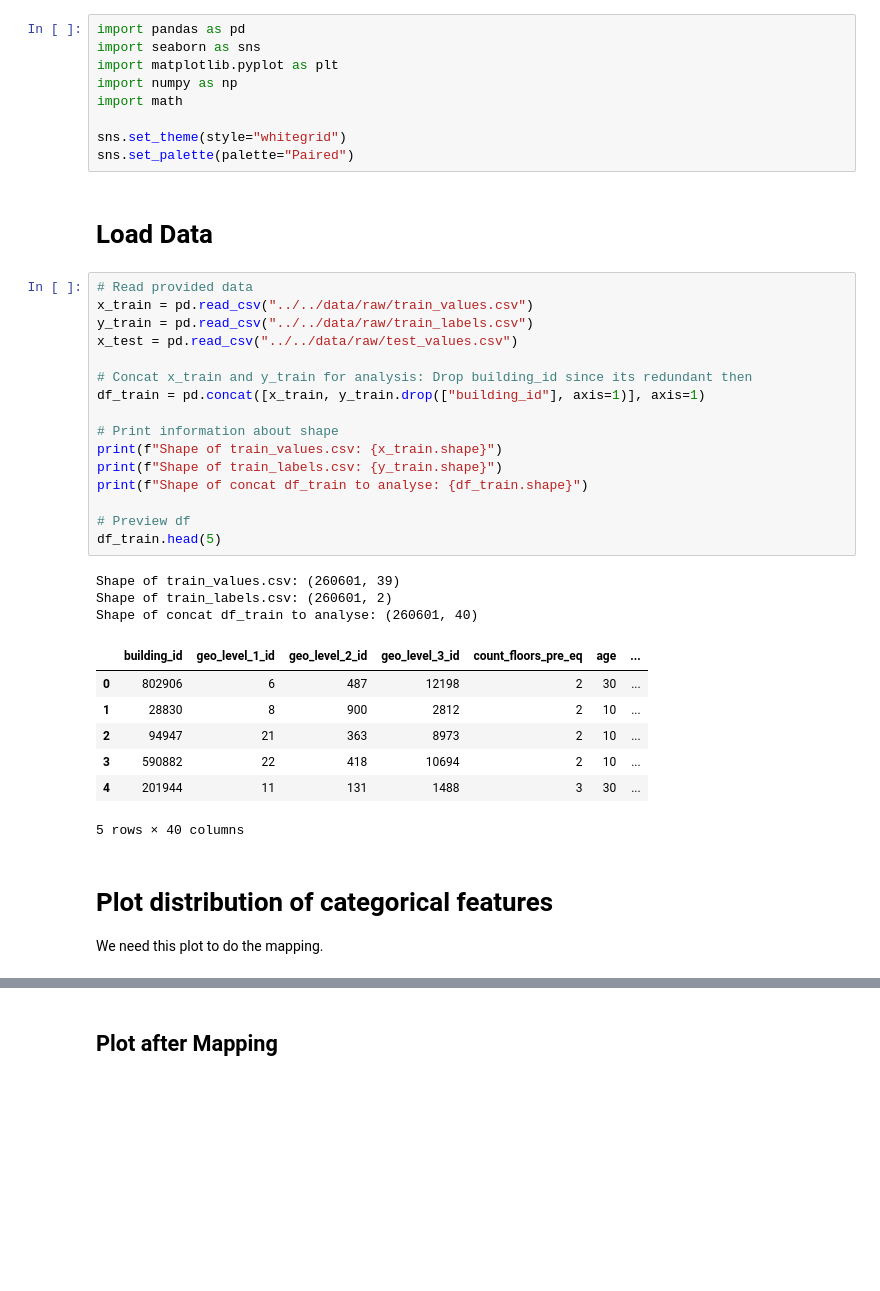
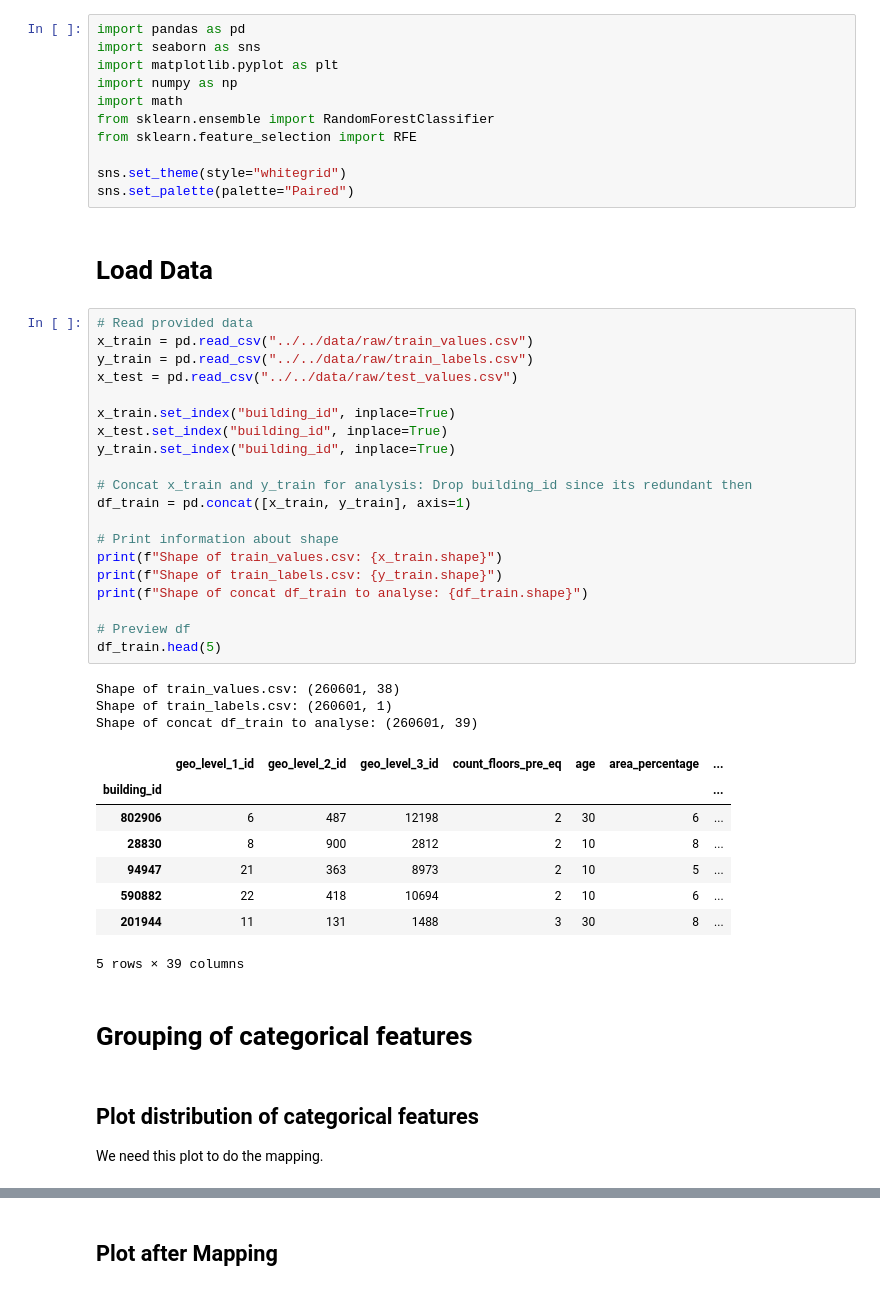
Before and after one commit to nina-prog/richters-predictor-modeling-earthquake-damage, a Jupyter notebook: notebooks/week02/week02-cat-grouping-and-feature-selection.ipynb, the cells around one changed output, grey strips where cells are left out. Drawn from its saved outputs; the diff is of its cells as text; blank space fills up the shorter version.

```diff
--- a/notebooks/week02/week02-cat-grouping-and-feature-selection.ipynb
+++ b/notebooks/week02/week02-cat-grouping-and-feature-selection.ipynb
@@ -4,6 +8,8 @@ import seaborn as sns
 import matplotlib.pyplot as plt
 import numpy as np
 import math
+from sklearn.ensemble import RandomForestClassifier
+from sklearn.feature_selection import RFE
 
 sns.set_theme(style="whitegrid")
 sns.set_palette(palette="Paired")
@@ -12,32 +18,39 @@ sns.set_palette(palette="Paired")
 # %%
 # Read provided data
 x_train = pd.read_csv("../../data/raw/train_values.csv")
 y_train = pd.read_csv("../../data/raw/train_labels.csv")
 x_test = pd.read_csv("../../data/raw/test_values.csv")
 
+x_train.set_index("building_id", inplace=True)
+x_test.set_index("building_id", inplace=True)
+y_train.set_index("building_id", inplace=True)
+
 # Concat x_train and y_train for analysis: Drop building_id since its redundant then
-df_train = pd.concat([x_train, y_train.drop(["building_id"], axis=1)], axis=1)
+df_train = pd.concat([x_train, y_train], axis=1)
 
 # Print information about shape
 print(f"Shape of train_values.csv: {x_train.shape}")
 print(f"Shape of train_labels.csv: {y_train.shape}")
 print(f"Shape of concat df_train to analyse: {df_train.shape}")
 
 # Preview df
 df_train.head(5)
 # %% [output]
-Shape of train_values.csv: (260601, 39)
-Shape of train_labels.csv: (260601, 2)
-Shape of concat df_train to analyse: (260601, 40)
+Shape of train_values.csv: (260601, 38)
+Shape of train_labels.csv: (260601, 1)
+Shape of concat df_train to analyse: (260601, 39)
-|  | building_id | geo_level_1_id | geo_level_2_id | geo_level_3_id | count_floors_pre_eq | age | ... |
-| 0 | 802906 | 6 | 487 | 12198 | 2 | 30 | ... |
-| 1 | 28830 | 8 | 900 | 2812 | 2 | 10 | ... |
-| 2 | 94947 | 21 | 363 | 8973 | 2 | 10 | ... |
-| 3 | 590882 | 22 | 418 | 10694 | 2 | 10 | ... |
-| 4 | 201944 | 11 | 131 | 1488 | 3 | 30 | ... |
+|  | geo_level_1_id | geo_level_2_id | geo_level_3_id | count_floors_pre_eq | age | area_percentage | ... |
+| building_id |  |  |  |  |  |  | ... |
+| 802906 | 6 | 487 | 12198 | 2 | 30 | 6 | ... |
+| 28830 | 8 | 900 | 2812 | 2 | 10 | 8 | ... |
+| 94947 | 21 | 363 | 8973 | 2 | 10 | 5 | ... |
+| 590882 | 22 | 418 | 10694 | 2 | 10 | 6 | ... |
+| 201944 | 11 | 131 | 1488 | 3 | 30 | 8 | ... |
-5 rows × 40 columns
+5 rows × 39 columns
+# %% [markdown]
+# Grouping of categorical features
 # %% [markdown]
-# Plot distribution of categorical features
+## Plot distribution of categorical features
 We need this plot to do the mapping.
 # %%
 # First get columns to analyse (here: categorical ones)
```
Also changed, not shown: parts of 12 cells of this notebook.
